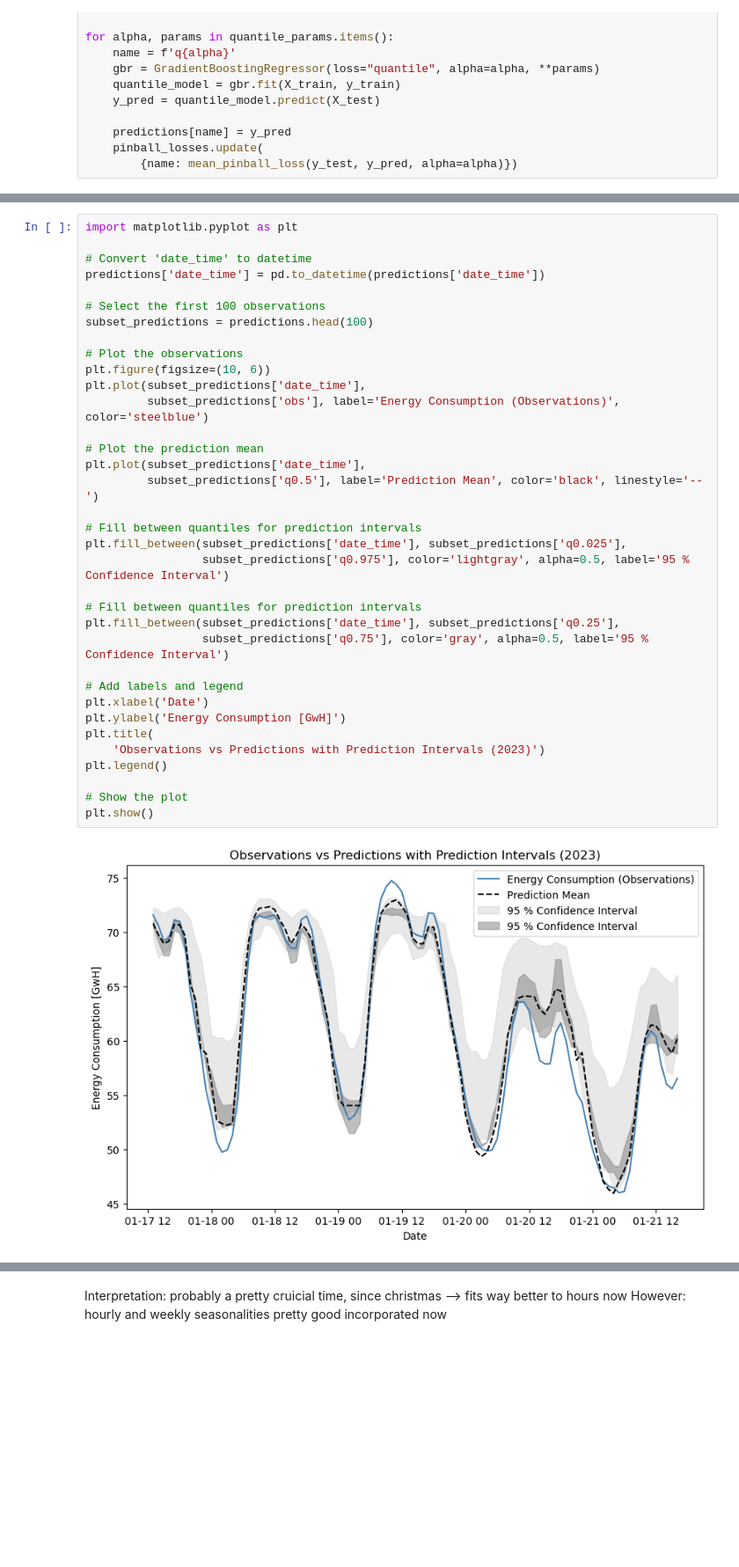
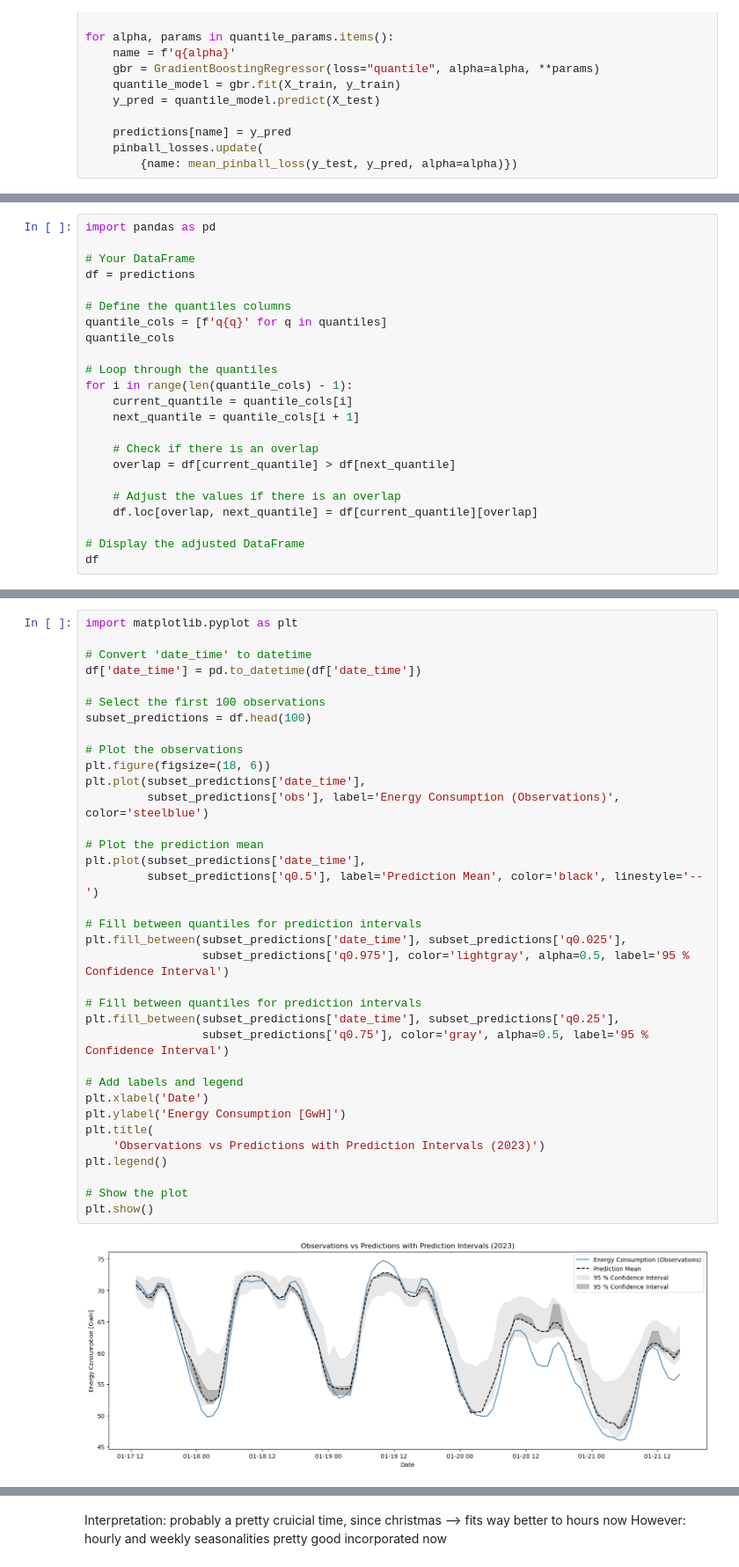
Before and after one commit to mweinreuter/PTSFC, a Jupyter notebook: energy_consumption/models/XGBoost/XGBoost.ipynb, the cells around one changed output, grey strips where cells are left out. Shown at 88% size. Saved outputs shown, nothing was run; the diff lists cells and outputs as text; blank space fills up the shorter version.

```diff
--- a/energy_consumption/models/XGBoost/XGBoost.ipynb
+++ b/energy_consumption/models/XGBoost/XGBoost.ipynb
@@ -197 +198,24 @@ predictions
 168 rows × 7 columns
+# %%
+import pandas as pd
+
+# Your DataFrame
+df = predictions
+
+# Define the quantiles columns
+quantile_cols = [f'q{q}' for q in quantiles]
+quantile_cols
+
+# Loop through the quantiles
+for i in range(len(quantile_cols) - 1):
+    current_quantile = quantile_cols[i]
+    next_quantile = quantile_cols[i + 1]
+
+    # Check if there is an overlap
+    overlap = df[current_quantile] > df[next_quantile]
+
+    # Adjust the values if there is an overlap
+    df.loc[overlap, next_quantile] = df[current_quantile][overlap]
+
+# Display the adjusted DataFrame
+df
@@ -207,36 +245,36 @@ pinball_losses
 import matplotlib.pyplot as plt
 
 # Convert 'date_time' to datetime
-predictions['date_time'] = pd.to_datetime(predictions['date_time'])
+df['date_time'] = pd.to_datetime(df['date_time'])
 
 # Select the first 100 observations
-subset_predictions = predictions.head(100)
+subset_predictions = df.head(100)
 
 # Plot the observations
-plt.figure(figsize=(10, 6))
+plt.figure(figsize=(18, 6))
 plt.plot(subset_predictions['date_time'],
          subset_predictions['obs'], label='Energy Consumption (Observations)', color='steelblue')
 
 # Plot the prediction mean
 plt.plot(subset_predictions['date_time'],
          subset_predictions['q0.5'], label='Prediction Mean', color='black', linestyle='--')
 
 # Fill between quantiles for prediction intervals
 plt.fill_between(subset_predictions['date_time'], subset_predictions['q0.025'],
                  subset_predictions['q0.975'], color='lightgray', alpha=0.5, label='95 % Confidence Interval')
 
 # Fill between quantiles for prediction intervals
 plt.fill_between(subset_predictions['date_time'], subset_predictions['q0.25'],
                  subset_predictions['q0.75'], color='gray', alpha=0.5, label='95 % Confidence Interval')
 
 # Add labels and legend
 plt.xlabel('Date')
 plt.ylabel('Energy Consumption [GwH]')
 plt.title(
     'Observations vs Predictions with Prediction Intervals (2023)')
 plt.legend()
 
 # Show the plot
 plt.show()
 # %% [output]
-[figure, old version]
+[figure, new version]
```
Also changed, not shown: parts of 4 cells of this notebook, 10 other files.
